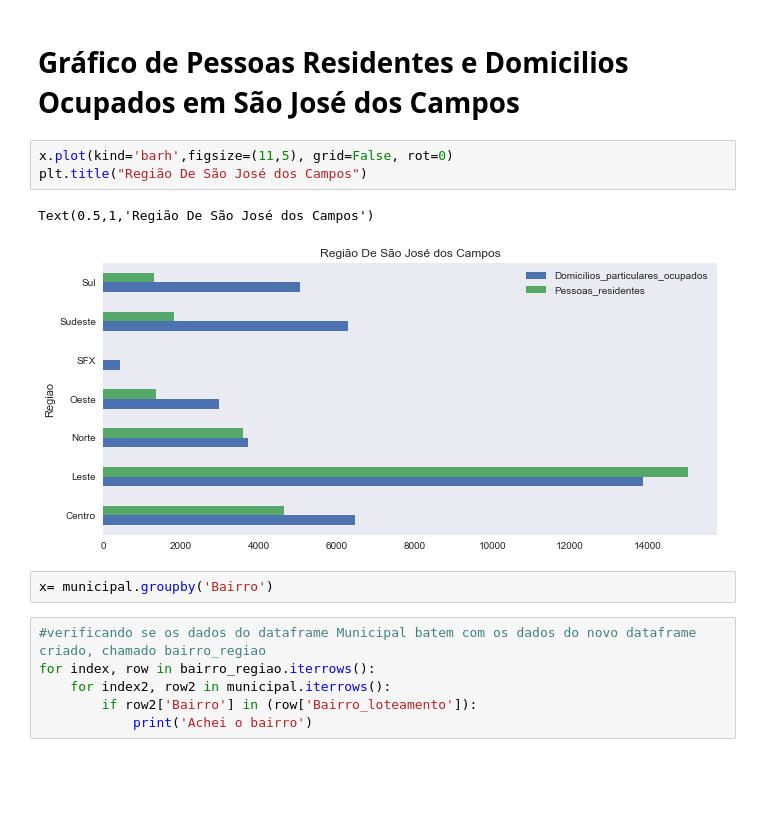
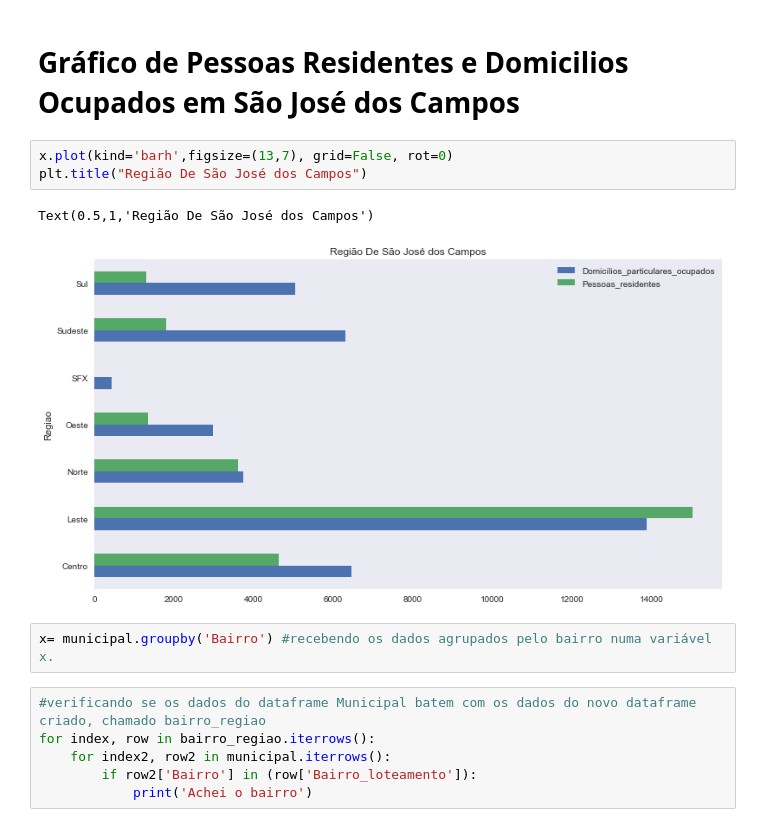
Before and after one commit to WanderWashington/AnaliseEscolasSJC, a Jupyter notebook: TrabalhoFinalEscola.ipynb, the cells around one changed output. Drawn from its saved outputs; the diff is of its cells as text; blank space fills up the shorter version.

```diff
--- a/TrabalhoFinalEscola.ipynb
+++ b/TrabalhoFinalEscola.ipynb
@@ -236,13 +237,13 @@ Sul                              5047.215            1304.464
 # %% [markdown]
 <h1> Gráfico de Pessoas Residentes e Domicilios Ocupados em São José dos Campos </h1>
 # %%
-x.plot(kind='barh',figsize=(11,5), grid=False, rot=0)
+x.plot(kind='barh',figsize=(13,7), grid=False, rot=0)
 plt.title("Região De São José dos Campos")
 # %% [output]
 Text(0.5,1,'Região De São José dos Campos')
-[figure, old version]
+[figure, new version]
 # %%
-x= municipal.groupby('Bairro')
+x= municipal.groupby('Bairro') #recebendo os dados agrupados pelo bairro numa variável x.
 # %%
 #verificando se os dados do dataframe Municipal batem com os dados do novo dataframe criado, chamado bairro_regiao
 for index, row in bairro_regiao.iterrows():
```
Also changed, not shown: parts of 119 cells of this notebook.
